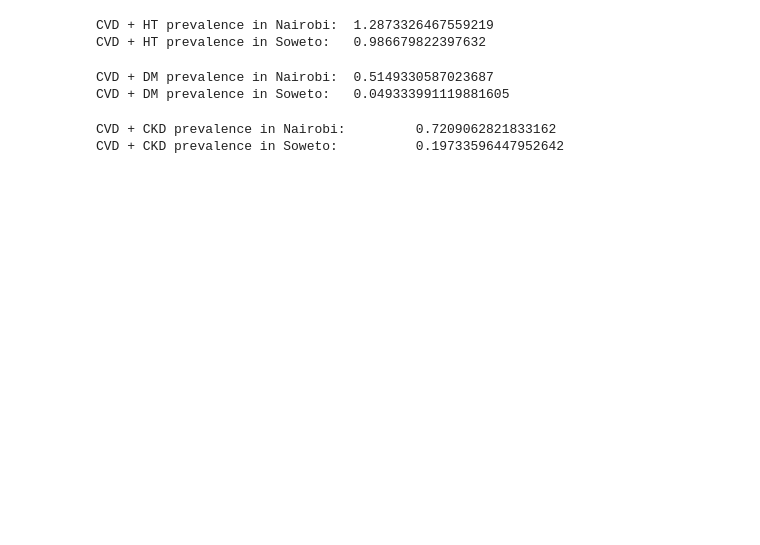
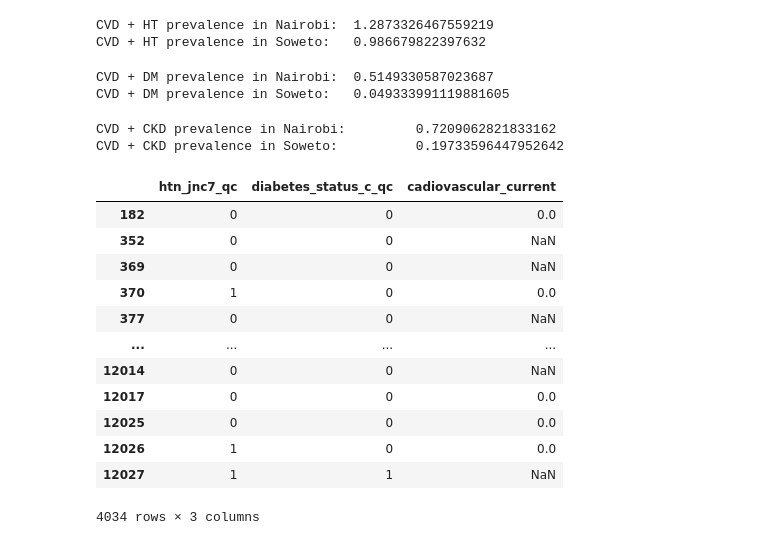
Before and after one commit to kayvinsoo7/AWI_GEN_PROJECT, a Jupyter notebook: Business/michele.ipynb, the cells around one changed output. Cells and saved outputs as stored; diff of their text form; code cells hidden in the pictures; blank space fills up the shorter version.

```diff
--- a/Business/michele.ipynb
+++ b/Business/michele.ipynb
@@ -211,3 +211,20 @@ print('CVD + CKD prevalence in Soweto: \t', Soweto_dff.CVD_CKD.value_counts(norm
 # %% [output]
 CVD + CKD prevalence in Nairobi:         0.7209062821833162
 CVD + CKD prevalence in Soweto:          0.19733596447952642
+# %%
+dff.loc[:,['htn_jnc7_qc', 'diabetes_status_c_qc','cadiovascular_current']].loc[((dff['site'] == 3) | (dff['site'] == 6))
+               ]
+# %% [output]
+|  | htn_jnc7_qc | diabetes_status_c_qc | cadiovascular_current |
+| 182 | 0 | 0 | 0.0 |
+| 352 | 0 | 0 | NaN |
+| 369 | 0 | 0 | NaN |
+| 370 | 1 | 0 | 0.0 |
+| 377 | 0 | 0 | NaN |
+| ... | ... | ... | ... |
+| 12014 | 0 | 0 | NaN |
+| 12017 | 0 | 0 | 0.0 |
+| 12025 | 0 | 0 | 0.0 |
+| 12026 | 1 | 0 | 0.0 |
+| 12027 | 1 | 1 | NaN |
+4034 rows × 3 columns
```
Also changed, not shown: parts of 3 cells of this notebook.
